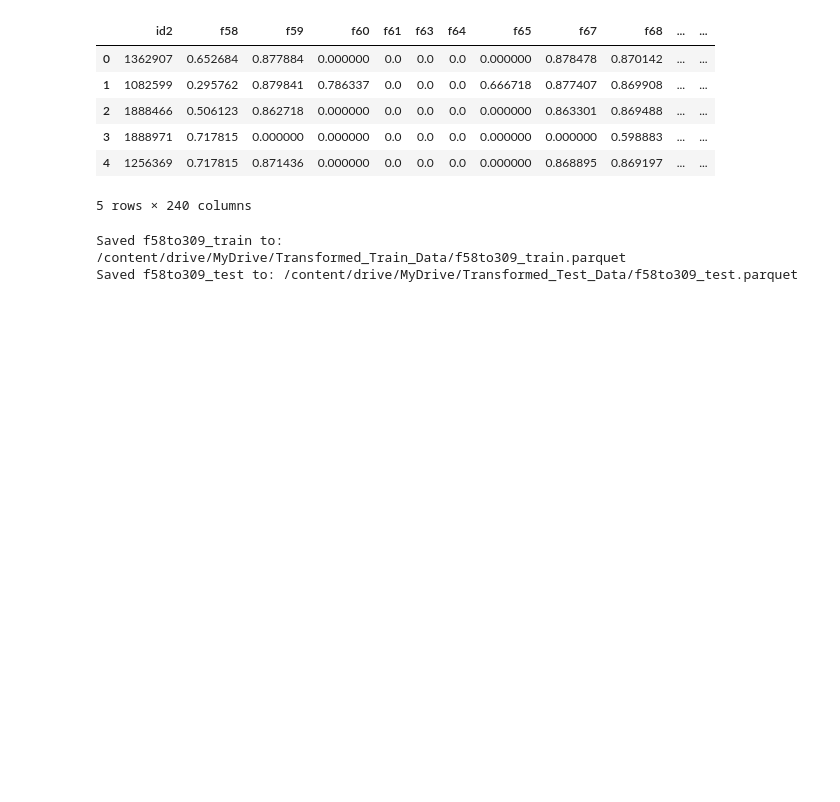
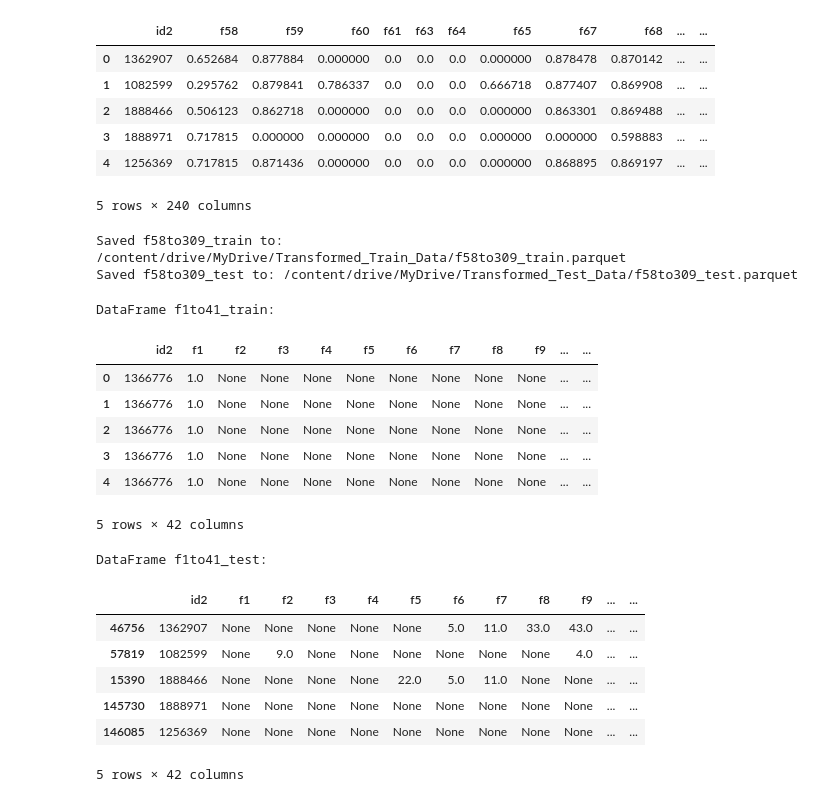
Before and after one commit to rishabh-0042/American_Express_Hackathon_25-2025, a Jupyter notebook: Feature_Engineering4.3.ipynb, the cells around one changed output. Saved outputs shown, nothing was run; the diff lists cells and outputs as text; code cells hidden in the pictures; blank space fills up the shorter version.

```diff
--- a/Feature_Engineering4.3.ipynb
+++ b/Feature_Engineering4.3.ipynb
@@ -1066,3 +1066,34 @@ print(f"Saved f58to309_test to: {test_save_path}")
 # %% [output]
 Saved f58to309_train to: /content/drive/MyDrive/Transformed_Train_Data/f58to309_train.parquet
 Saved f58to309_test to: /content/drive/MyDrive/Transformed_Test_Data/f58to309_test.parquet
+# %%
+# Select columns from 'f1' to 'f41' and 'id2' for train data
+cols_to_select_train = ['id2'] + [col for col in train_data.columns if 'f' in col and 1 <= int(col[1:]) <= 41]
+f1to41_train = train_data[cols_to_select_train].copy()
+
+# Select columns from 'f1' to 'f41' and 'id2' for test data
+cols_to_select_test = ['id2'] + [col for col in test_data.columns if 'f' in col and 1 <= int(col[1:]) <= 41]
+f1to41_test = test_data[cols_to_select_test].copy()
+
+print("DataFrame f1to41_train:")
+display(f1to41_train.head())
+
+print("\nDataFrame f1to41_test:")
+display(f1to41_test.head())
+# %% [output]
+DataFrame f1to41_train:
+|  | id2 | f1 | f2 | f3 | f4 | f5 | f6 | f7 | f8 | f9 | ... | ... |
+| 0 | 1366776 | 1.0 | None | None | None | None | None | None | None | None | ... | ... |
+| 1 | 1366776 | 1.0 | None | None | None | None | None | None | None | None | ... | ... |
+| 2 | 1366776 | 1.0 | None | None | None | None | None | None | None | None | ... | ... |
+| 3 | 1366776 | 1.0 | None | None | None | None | None | None | None | None | ... | ... |
+| 4 | 1366776 | 1.0 | None | None | None | None | None | None | None | None | ... | ... |
+5 rows × 42 columns
+DataFrame f1to41_test:
+|  | id2 | f1 | f2 | f3 | f4 | f5 | f6 | f7 | f8 | f9 | ... | ... |
+| 46756 | 1362907 | None | None | None | None | None | 5.0 | 11.0 | 33.0 | 43.0 | ... | ... |
+| 57819 | 1082599 | None | 9.0 | None | None | None | None | None | None | 4.0 | ... | ... |
+| 15390 | 1888466 | None | None | None | None | 22.0 | 5.0 | 11.0 | None | None | ... | ... |
+| 145730 | 1888971 | None | None | None | None | None | None | None | None | None | ... | ... |
+| 146085 | 1256369 | None | None | None | None | None | None | None | None | None | ... | ... |
+5 rows × 42 columns
```
Also changed, not shown: parts of 11 cells of this notebook.
